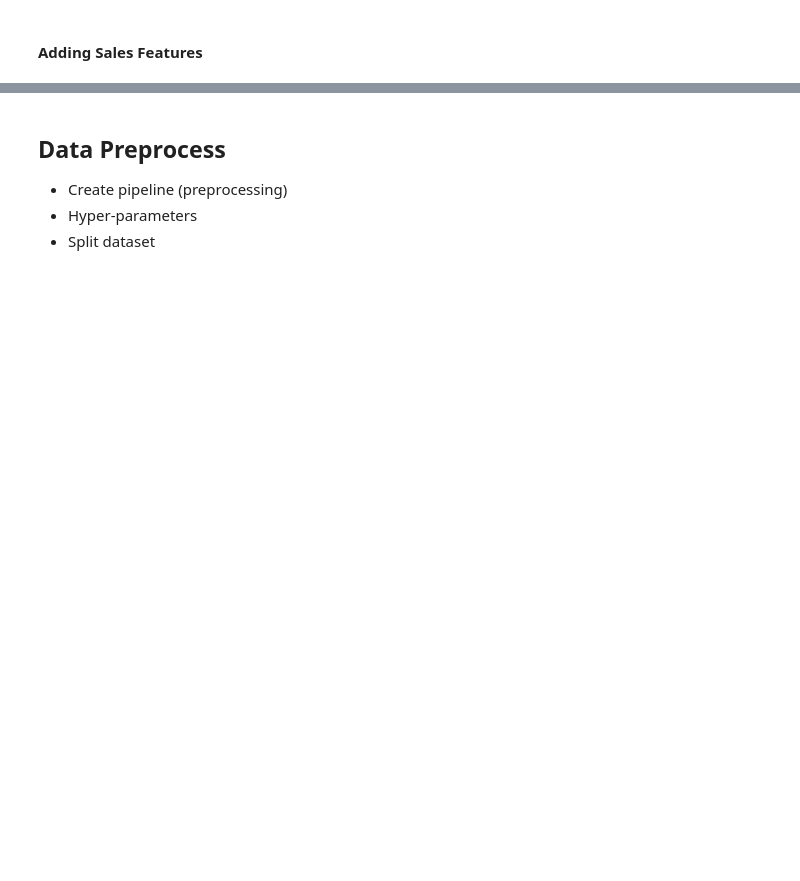
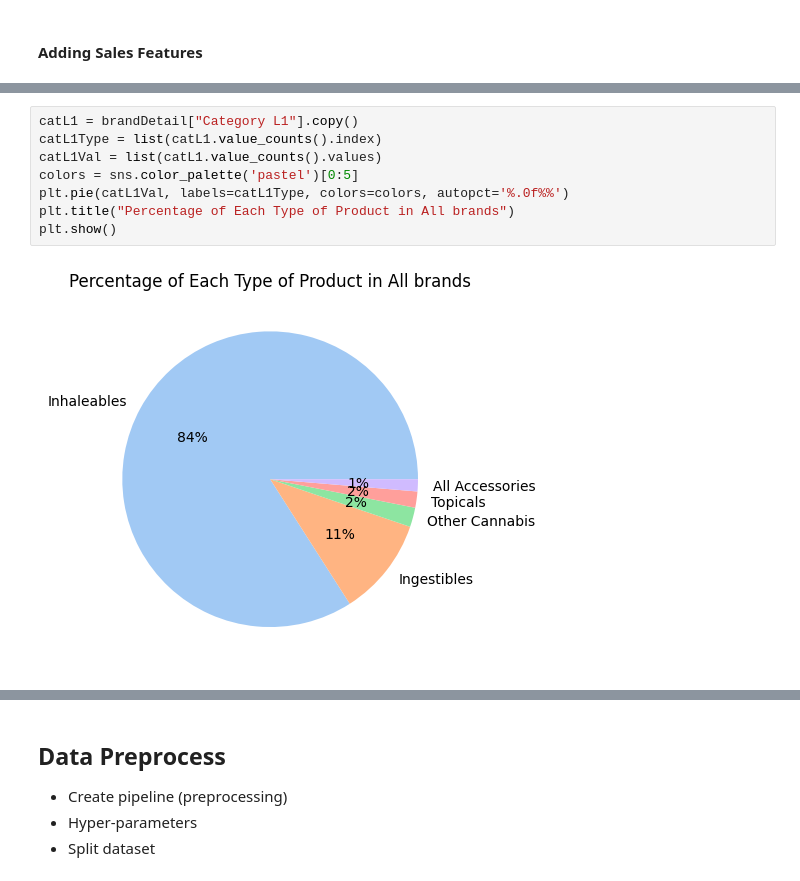
Before and after one commit to Mahipt/Marijuana_SalesPrediction, a Jupyter notebook: src/Sales_Prediction_v2.ipynb, the cells around one changed output, grey strips where cells are left out. Drawn from its saved outputs; the diff is of its cells as text; blank space fills up the shorter version.

```diff
--- a/src/Sales_Prediction_v2.ipynb
+++ b/src/Sales_Prediction_v2.ipynb
@@ -250,0 +328,10 @@ brandsData["710 Labs"].corr()
+# %%
+catL1 = brandDetail["Category L1"].copy()
+catL1Type = list(catL1.value_counts().index)
+catL1Val = list(catL1.value_counts().values)
+colors = sns.color_palette('pastel')[0:5]
+plt.pie(catL1Val, labels=catL1Type, colors=colors, autopct='%.0f%%')
+plt.title("Percentage of Each Type of Product in All brands")
+plt.show()
+# %% [output]
+[figure, added]
```
Also changed, not shown: parts of 32 cells of this notebook, 1 other file.
